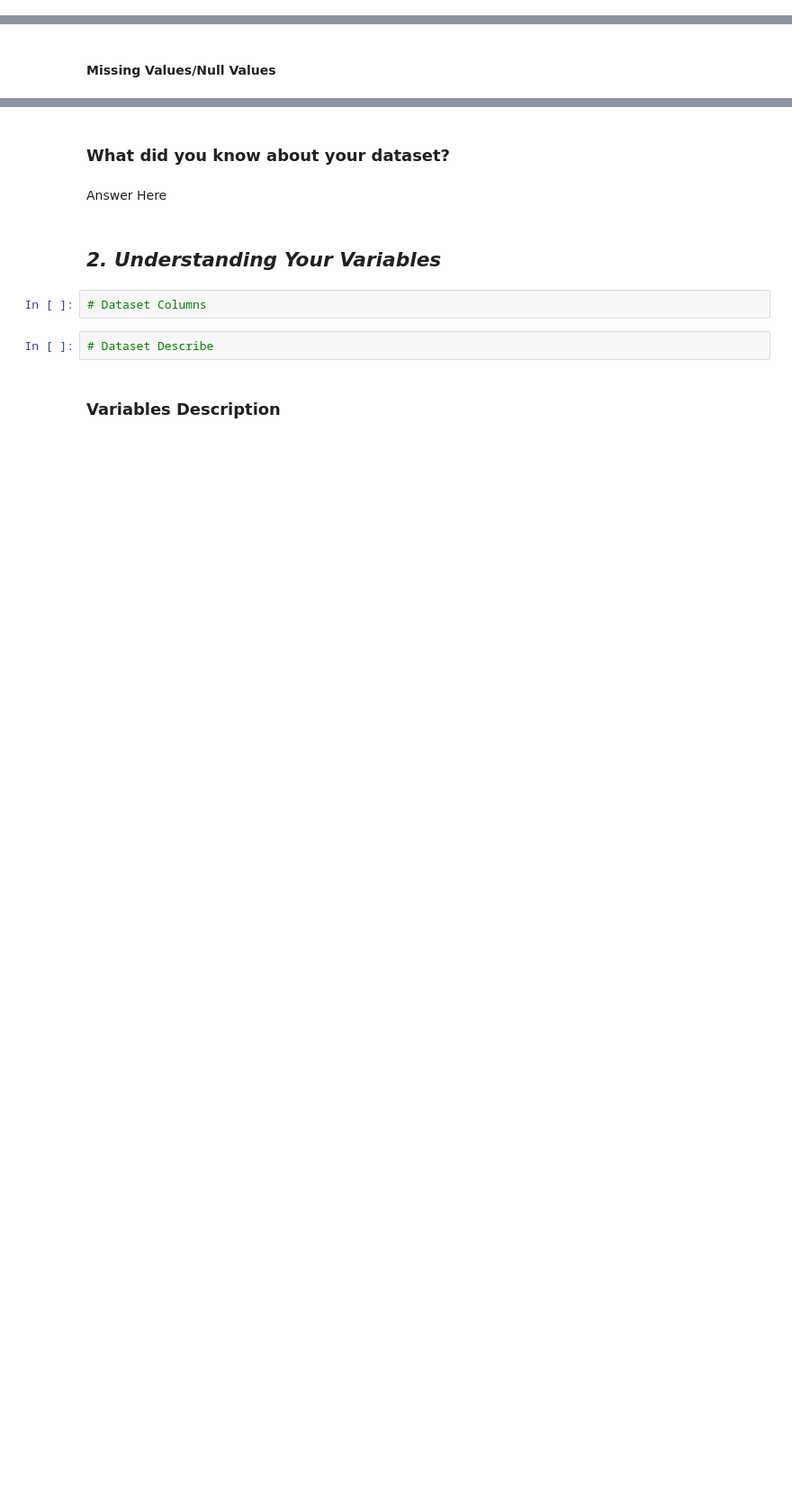
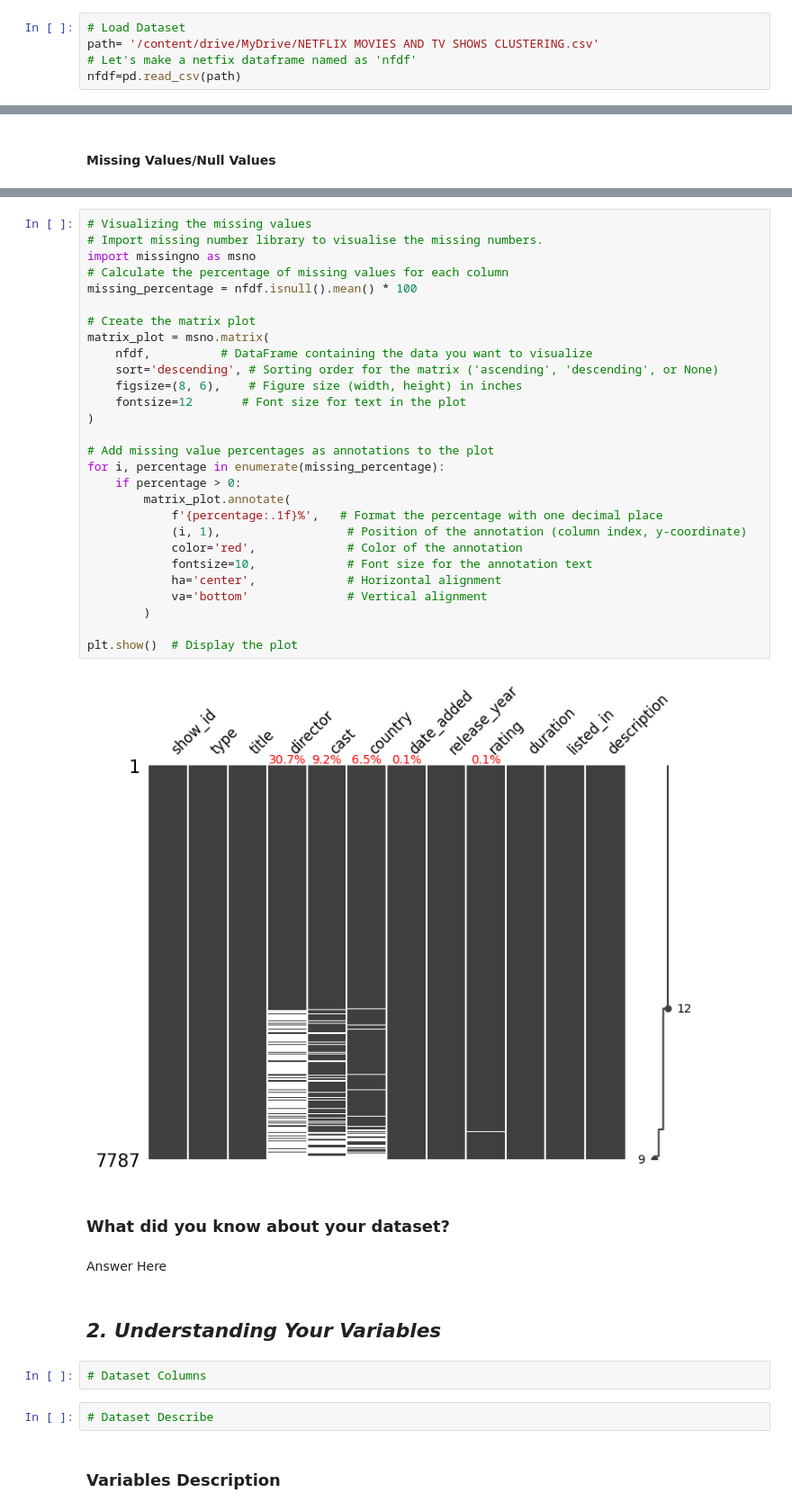
Before and after one commit to KiranKokateGitHub/Netflix-Movies-and-TV-Shows-Clustering_UnsupervisedML, a Jupyter notebook: Kiran_unsupervisedML.ipynb, the cells around one changed output, grey strips where cells are left out. Shown at 90% size. Saved outputs shown, nothing was run; the diff lists cells and outputs as text; blank space fills up the shorter version.

```diff
--- a/Kiran_unsupervisedML.ipynb
+++ b/Kiran_unsupervisedML.ipynb
@@ -85,3 +127,8 @@ M - Multivariate Analysis
+# %%
+# Load Dataset
+path= '/content/drive/MyDrive/NETFLIX MOVIES AND TV SHOWS CLUSTERING.csv'
+# Let's make a netfix dataframe named as 'nfdf'
+nfdf=pd.read_csv(path)
 # %% [markdown]
 ### Dataset First View
 # %%
@@ -107,3 +263,33 @@ M - Multivariate Analysis
+# %%
+# Visualizing the missing values
+# Import missing number library to visualise the missing numbers.
+import missingno as msno
+# Calculate the percentage of missing values for each column
+missing_percentage = nfdf.isnull().mean() * 100
+
+# Create the matrix plot
+matrix_plot = msno.matrix(
+    nfdf,          # DataFrame containing the data you want to visualize
+    sort='descending', # Sorting order for the matrix ('ascending', 'descending', or None)
+    figsize=(8, 6),    # Figure size (width, height) in inches
+    fontsize=12       # Font size for text in the plot
+)
+
+# Add missing value percentages as annotations to the plot
+for i, percentage in enumerate(missing_percentage):
+    if percentage > 0:
+        matrix_plot.annotate(
+            f'{percentage:.1f}%',   # Format the percentage with one decimal place
+            (i, 1),                  # Position of the annotation (column index, y-coordinate)
+            color='red',             # Color of the annotation
+            fontsize=10,             # Font size for the annotation text
+            ha='center',             # Horizontal alignment
+            va='bottom'              # Vertical alignment
+        )
+
+plt.show()  # Display the plot
+# %% [output]
+[figure, added]
 # %% [markdown]
 ### What did you know about your dataset?
 # %% [markdown]
```
Also changed, not shown: parts of 17 cells of this notebook.
